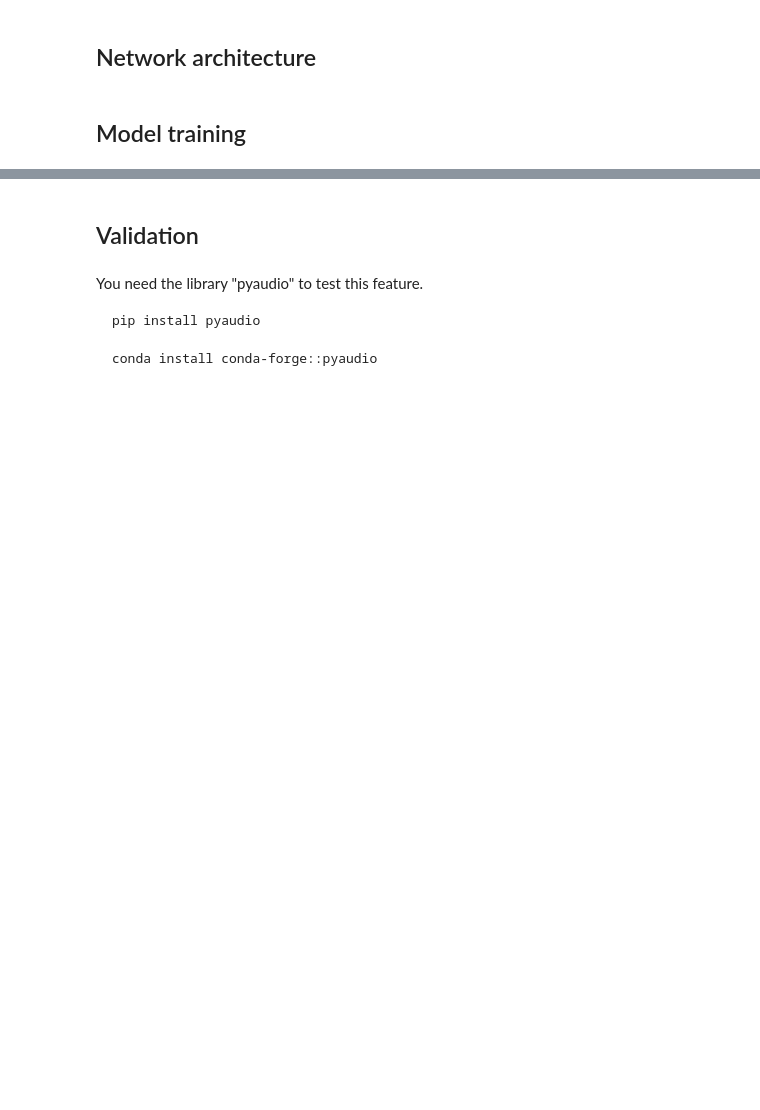
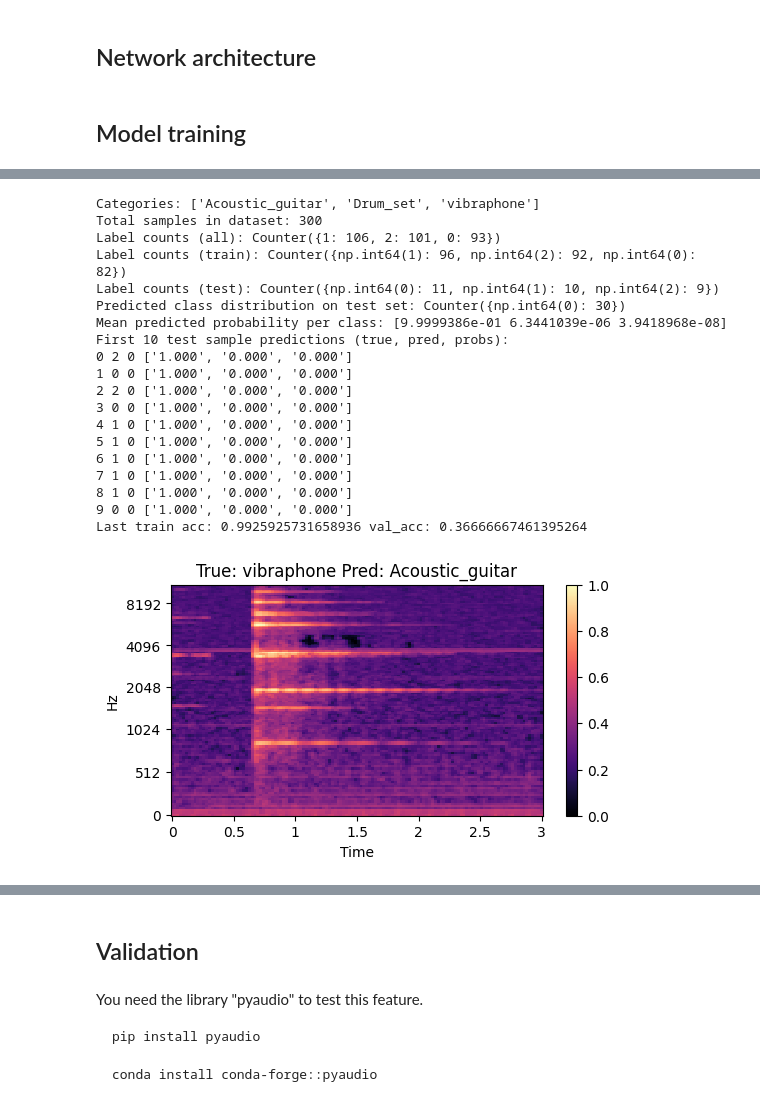
Before and after one commit to pedmur/AIS7, a Jupyter notebook: FinalAssignment/FinalFantasy(semester)VII.ipynb, the cells around one changed output, grey strips where cells are left out. Cells and saved outputs as stored; diff of their text form; code cells hidden in the pictures; blank space fills up the shorter version.

```diff
--- a/FinalAssignment/FinalFantasy(semester)VII.ipynb
+++ b/FinalAssignment/FinalFantasy(semester)VII.ipynb
@@ -186,0 +432,73 @@ model.summary()
+# %%
+# Diagnostic checks for class balance and predictions
+from collections import Counter
+import numpy as np
+
+print("Categories:", CATEGORIES)
+
+# Dataset label counts
+try:
+    print("Total samples in dataset:", len(dataset))
+    print("Label counts (all):", Counter([label for _, label, _ in dataset]))
+except Exception as e:
+    print("Could not compute dataset counts:", e)
+
+# Train/test label counts
+try:
+    print("Label counts (train):", Counter(y_train))
+    print("Label counts (test):", Counter(y_test))
+except Exception as e:
+    print("Could not compute train/test counts:", e)
+
+# Prediction distribution and probabilities
+try:
+    y_prob = model.predict(x_test, verbose=0)
+    y_pred = np.argmax(y_prob, axis=1)
+    print("Predicted class distribution on test set:", Counter(y_pred))
+    print("Mean predicted probability per class:", np.mean(y_prob, axis=0))
+    print("First 10 test sample predictions (true, pred, probs):")
+    for i in range(min(10, len(y_prob))):
+        print(i, y_test[i], y_pred[i], [f"{p:.3f}" for p in y_prob[i]])
+except Exception as e:
+    print("Prediction step failed:", e)
+
+# Training history quick look
+try:
+    if 'history' in globals():
+        print("Last train acc:", history.history.get('accuracy')[-1], "val_acc:", history.history.get('val_accuracy')[-1])
+except Exception as e:
+    print("Could not read training history:", e)
+
+# Show one example spectrogram with prediction
+try:
+    sample_idx = 0
+    spec = np.squeeze(x_test[sample_idx])
+    import matplotlib.pyplot as plt
+    plt.figure(figsize=(6,3))
+    librosa.display.specshow(spec, x_axis='time', y_axis='mel', sr=dataset[sample_idx][2] if len(dataset)>sample_idx else None)
+    plt.title(f"True: {CATEGORIES[y_test[sample_idx]]} Pred: {CATEGORIES[y_pred[sample_idx]]}")
+    plt.colorbar()
+    plt.show()
+except Exception as e:
+    print("Plotting failed:", e)
+# %% [output]
+Categories: ['Acoustic_guitar', 'Drum_set', 'vibraphone']
+Total samples in dataset: 300
+Label counts (all): Counter({1: 106, 2: 101, 0: 93})
+Label counts (train): Counter({np.int64(1): 96, np.int64(2): 92, np.int64(0): 82})
+Label counts (test): Counter({np.int64(0): 11, np.int64(1): 10, np.int64(2): 9})
+Predicted class distribution on test set: Counter({np.int64(0): 30})
+Mean predicted probability per class: [9.9999386e-01 6.3441039e-06 3.9418968e-08]
+First 10 test sample predictions (true, pred, probs):
+0 2 0 ['1.000', '0.000', '0.000']
+1 0 0 ['1.000', '0.000', '0.000']
+2 2 0 ['1.000', '0.000', '0.000']
+3 0 0 ['1.000', '0.000', '0.000']
+4 1 0 ['1.000', '0.000', '0.000']
+5 1 0 ['1.000', '0.000', '0.000']
+6 1 0 ['1.000', '0.000', '0.000']
+7 1 0 ['1.000', '0.000', '0.000']
+8 1 0 ['1.000', '0.000', '0.000']
+9 0 0 ['1.000', '0.000', '0.000']
+Last train acc: 0.9925925731658936 val_acc: 0.36666667461395264
+[figure, added]
```
Also changed, not shown: parts of 10 cells of this notebook.
